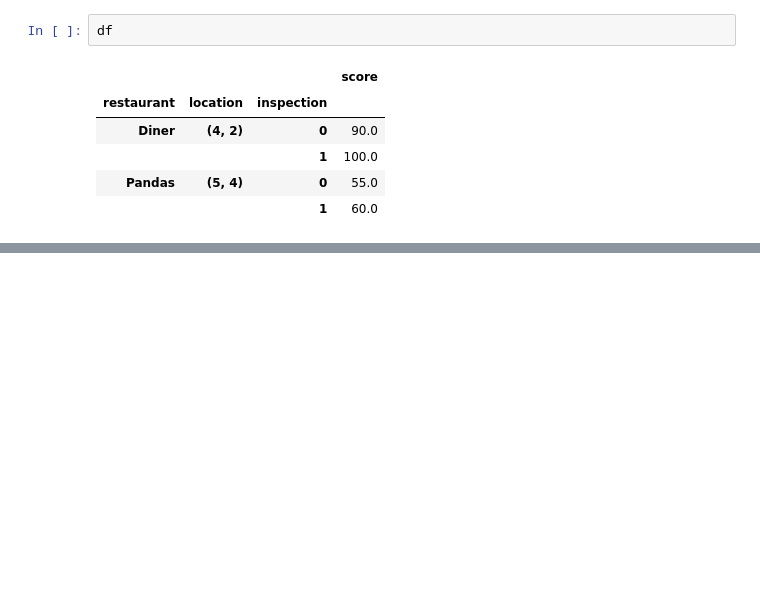
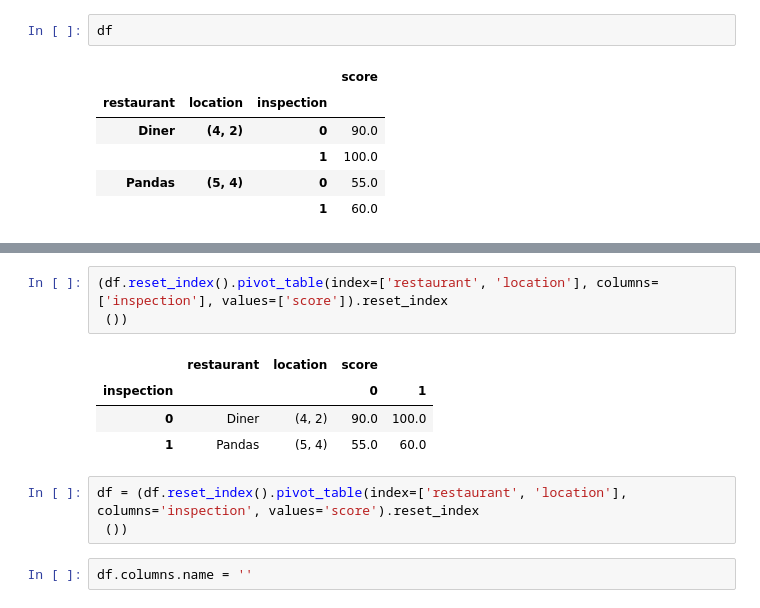
Before and after one commit to 1mmo/data-analysis-handbook, a Jupyter notebook: handbook/Working with data/Pandas.ipynb, the cells around one changed output, grey strips where cells are left out. Drawn from its saved outputs; the diff is of its cells as text; blank space fills up the shorter version.

```diff
--- a/handbook/Working with data/Pandas.ipynb
+++ b/handbook/Working with data/Pandas.ipynb
@@ -2814,0 +2824,13 @@ df
+# %%
+(df.reset_index().pivot_table(index=['restaurant', 'location'], columns=['inspection'], values=['score']).reset_index
+ ())
+# %% [output]
+|  | restaurant | location | score |  |
+| inspection |  |  | 0 | 1 |
+| 0 | Diner | (4, 2) | 90.0 | 100.0 |
+| 1 | Pandas | (5, 4) | 55.0 | 60.0 |
+# %%
+df = (df.reset_index().pivot_table(index=['restaurant', 'location'], columns='inspection', values='score').reset_index
+ ())
+# %%
+df.columns.name = ''
```
Also changed, not shown: parts of 4 cells of this notebook, 1 other file.
